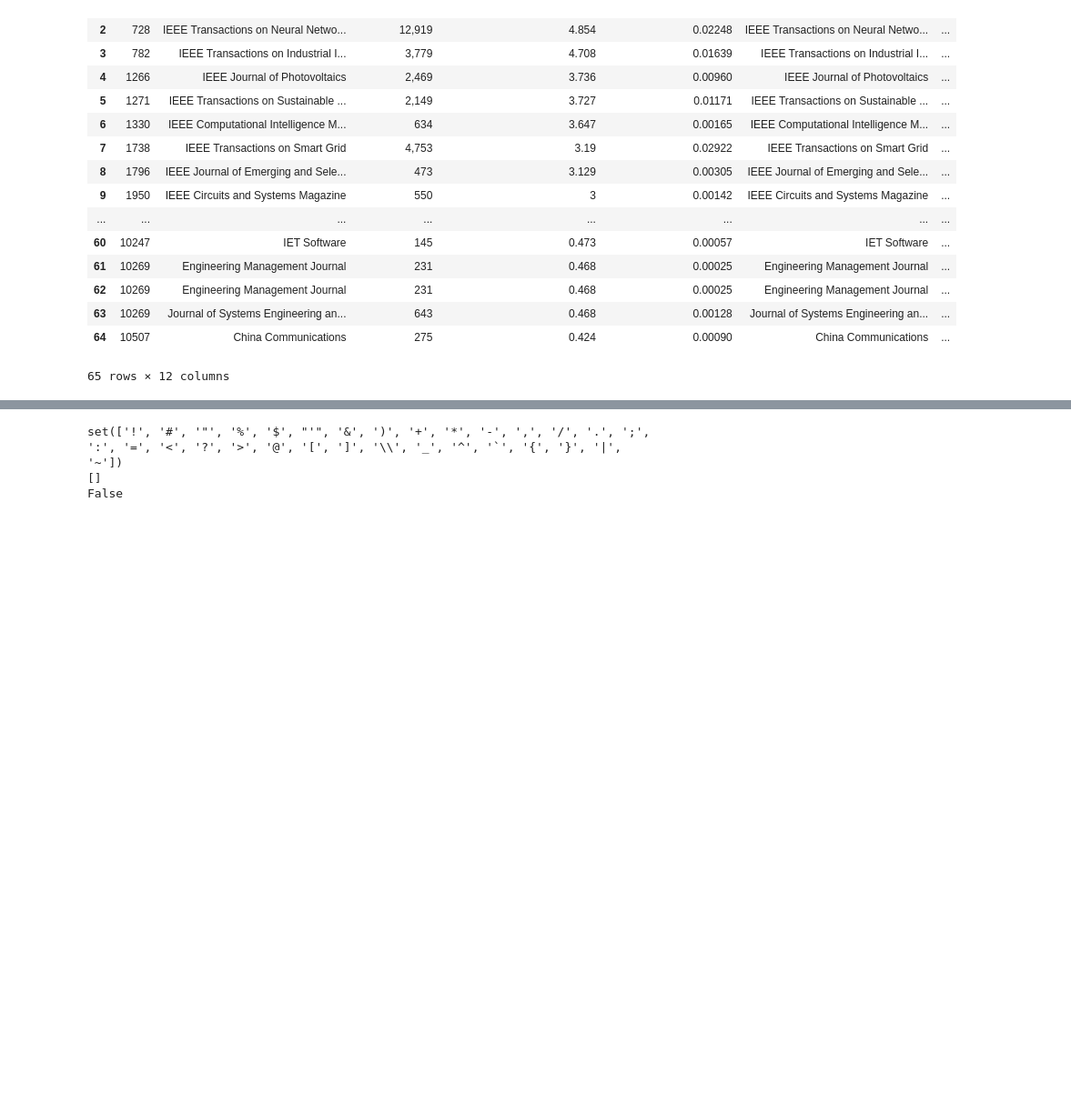
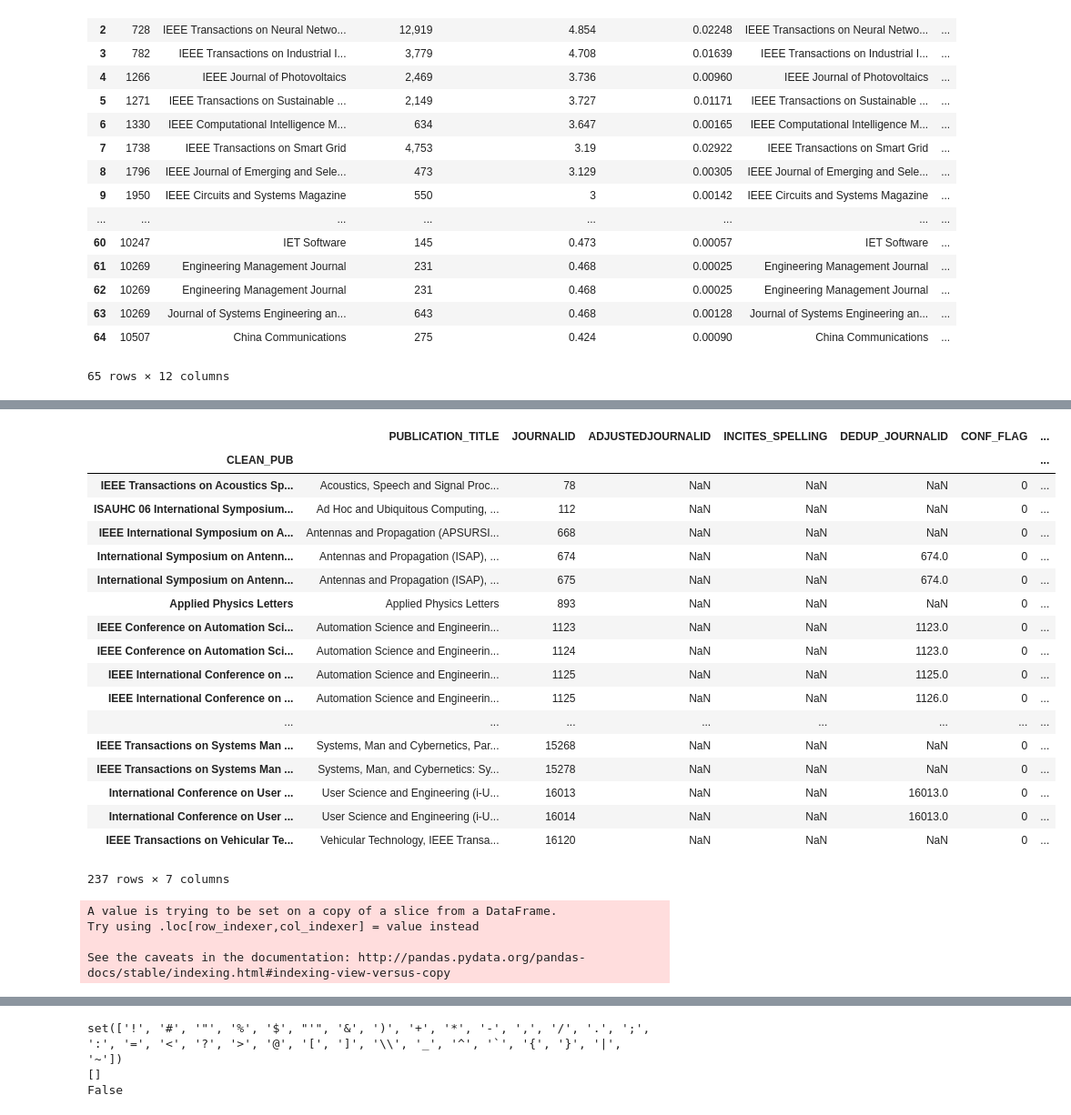
Before and after one commit to LindseyRRay/Drone_Data, a Jupyter notebook: journal_analysis/InCites to Journal Key.ipynb, the cells around one changed output, grey strips where cells are left out. Shown at 91% size. Drawn from its saved outputs; the diff is of its cells as text; code cells hidden in the pictures; blank space fills up the shorter version.

```diff
--- a/journal_analysis/InCites to Journal Key.ipynb
+++ b/journal_analysis/InCites to Journal Key.ipynb
@@ -206,8 +203,9 @@ not_match.set_index(keys='CLEAN_PUB', drop=True, inplace=True)
 not_match_incites = incites_df.loc[~incites_df['CLEAN_PUB'].isin(exact_matches.index), :]
 not_match_incites.set_index(keys='CLEAN_PUB', drop=True, inplace=True)
 # %%
-def get_close_matches(x, match_index):
-    match = difflib.get_close_matches(x, match_index)
-    if len(match) == 0:
-        return None
-    return match[0]
+def difflib_get_close_matches(key_str, match_index):
+    matches = difflib.get_close_matches(key_str, match_index, n=2, cutoff=0.8)
+    if len(matches) == 0:
+        return np.nan
+    print key_str, matches[0]
+    return matches[0]
@@ -214,2 +242,2 @@ def get_close_matches(x, match_index):
 # %%
-not_match.index = not_match.index.map(lambda x: get_close_matches(x, not_match_incites.index))
+not_match['DIFF_FUZZ_MATCH'] = not_match.index.map(lambda x: difflib_get_close_matches(x, not_match_incites.index))
@@ -215,0 +270,35 @@ not_match.index = not_match.index.map(lambda x: get_close_matches(x, not_match_i
+# %%
+not_match.dropna(subset=['DIFF_FUZZ_MATCH'])
+# %% [output]
+|  | PUBLICATION_TITLE | JOURNALID | ADJUSTEDJOURNALID | INCITES_SPELLING | DEDUP_JOURNALID | CONF_FLAG | ... |
+| CLEAN_PUB |  |  |  |  |  |  | ... |
+| IEEE Transactions on Acoustics Sp... | Acoustics, Speech and Signal Proc... | 78 | NaN | NaN | NaN | 0 | ... |
+| ISAUHC 06 International Symposium... | Ad Hoc and Ubiquitous Computing, ... | 112 | NaN | NaN | NaN | 0 | ... |
+| IEEE International Symposium on A... | Antennas and Propagation (APSURSI... | 668 | NaN | NaN | NaN | 0 | ... |
+| International Symposium on Antenn... | Antennas and Propagation (ISAP), ... | 674 | NaN | NaN | 674.0 | 0 | ... |
+| International Symposium on Antenn... | Antennas and Propagation (ISAP), ... | 675 | NaN | NaN | 674.0 | 0 | ... |
+| Applied Physics Letters | Applied Physics Letters | 893 | NaN | NaN | NaN | 0 | ... |
+| IEEE Conference on Automation Sci... | Automation Science and Engineerin... | 1123 | NaN | NaN | 1123.0 | 0 | ... |
+| IEEE Conference on Automation Sci... | Automation Science and Engineerin... | 1124 | NaN | NaN | 1123.0 | 0 | ... |
+| IEEE International Conference on ... | Automation Science and Engineerin... | 1125 | NaN | NaN | 1125.0 | 0 | ... |
+| IEEE International Conference on ... | Automation Science and Engineerin... | 1125 | NaN | NaN | 1126.0 | 0 | ... |
+| ... | ... | ... | ... | ... | ... | ... | ... |
+| IEEE Transactions on Systems Man ... | Systems, Man and Cybernetics, Par... | 15268 | NaN | NaN | NaN | 0 | ... |
+| IEEE Transactions on Systems Man ... | Systems, Man, and Cybernetics: Sy... | 15278 | NaN | NaN | NaN | 0 | ... |
+| International Conference on User ... | User Science and Engineering (i-U... | 16013 | NaN | NaN | 16013.0 | 0 | ... |
+| International Conference on User ... | User Science and Engineering (i-U... | 16014 | NaN | NaN | 16013.0 | 0 | ... |
+| IEEE Transactions on Vehicular Te... | Vehicular Technology, IEEE Transa... | 16120 | NaN | NaN | NaN | 0 | ... |
+237 rows × 7 columns
+# %%
+# for those with a first column that is not none, merge with incites
+not_match_incites.reset_index(drop=False, inplace=True)
+fuzz_match = not_match.dropna(subset=['DIFF_FUZZ_MATCH'])
+fuzz_match['FUZZY_MATCH'] = 1
+fuzz_match_key = pd.merge(
+    left=fuzz_match, right=not_match_incites, left_on='DIFF_FUZZ_MATCH',
+    right_on='CLEAN_PUB', how='inner')
+# %% [output]
+A value is trying to be set on a copy of a slice from a DataFrame.
+Try using .loc[row_indexer,col_indexer] = value instead
+
+See the caveats in the documentation: http://pandas.pydata.org/pandas-docs/stable/indexing.html#indexing-view-versus-copy
```
Also changed, not shown: parts of 20 cells of this notebook.
